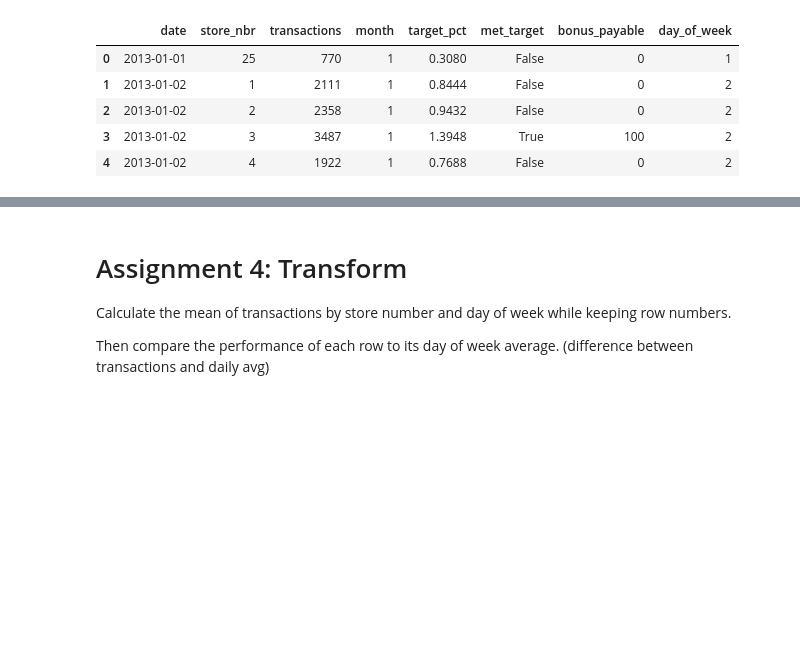
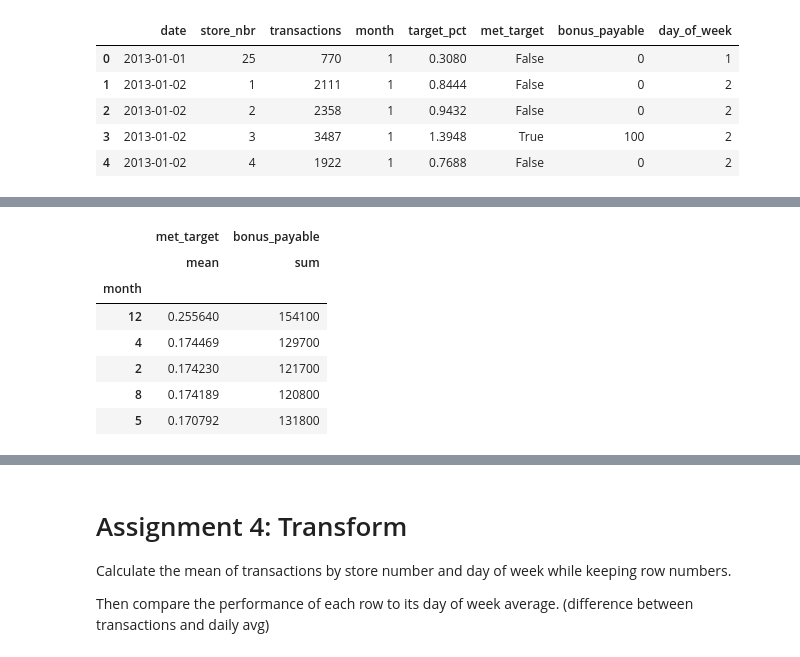
Before and after one commit to amorganhunt/Maven-NumPy-and-Pandas-2, a Jupyter notebook: maven_python_course/Agg_&_Reshape_DataFrames/section04_aggregations.ipynb, the cells around one changed output, grey strips where cells are left out. Saved outputs shown, nothing was run; the diff lists cells and outputs as text; code cells hidden in the pictures; blank space fills up the shorter version.

```diff
--- a/maven_python_course/Agg_&_Reshape_DataFrames/section04_aggregations.ipynb
+++ b/maven_python_course/Agg_&_Reshape_DataFrames/section04_aggregations.ipynb
@@ -172,0 +189,16 @@ transactions.head()
+# %%
+(transactions
+ .groupby(["month"])
+ .agg({"met_target": ["mean"],
+       "bonus_payable": ["sum"]})
+ .sort_values(by=[("met_target", "mean")], ascending=False)
+).head(5)
+# %% [output]
+|  | met_target | bonus_payable |
+|  | mean | sum |
+| month |  |  |
+| 12 | 0.255640 | 154100 |
+| 4 | 0.174469 | 129700 |
+| 2 | 0.174230 | 121700 |
+| 8 | 0.174189 | 120800 |
+| 5 | 0.170792 | 131800 |
```
Also changed, not shown: parts of 2 cells of this notebook, 1 other file.
